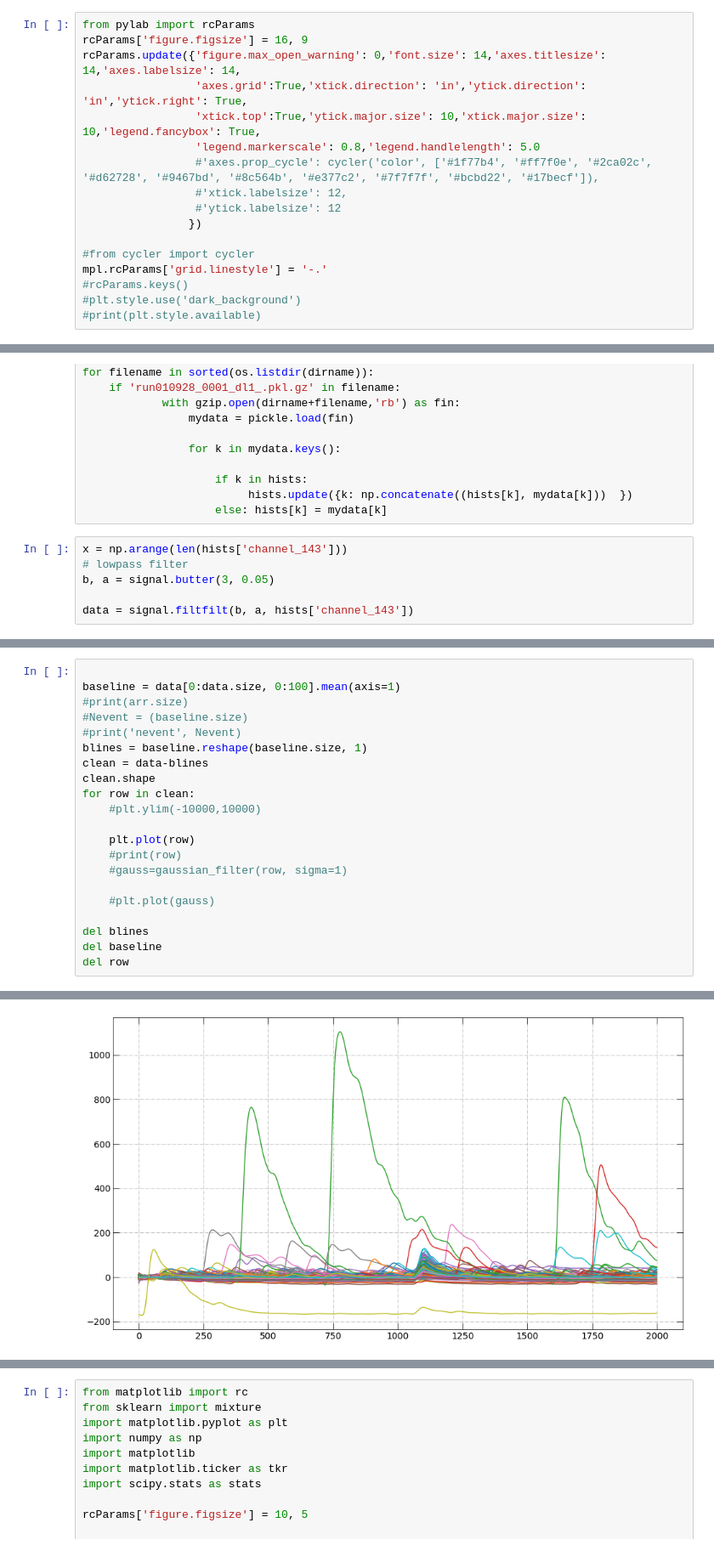
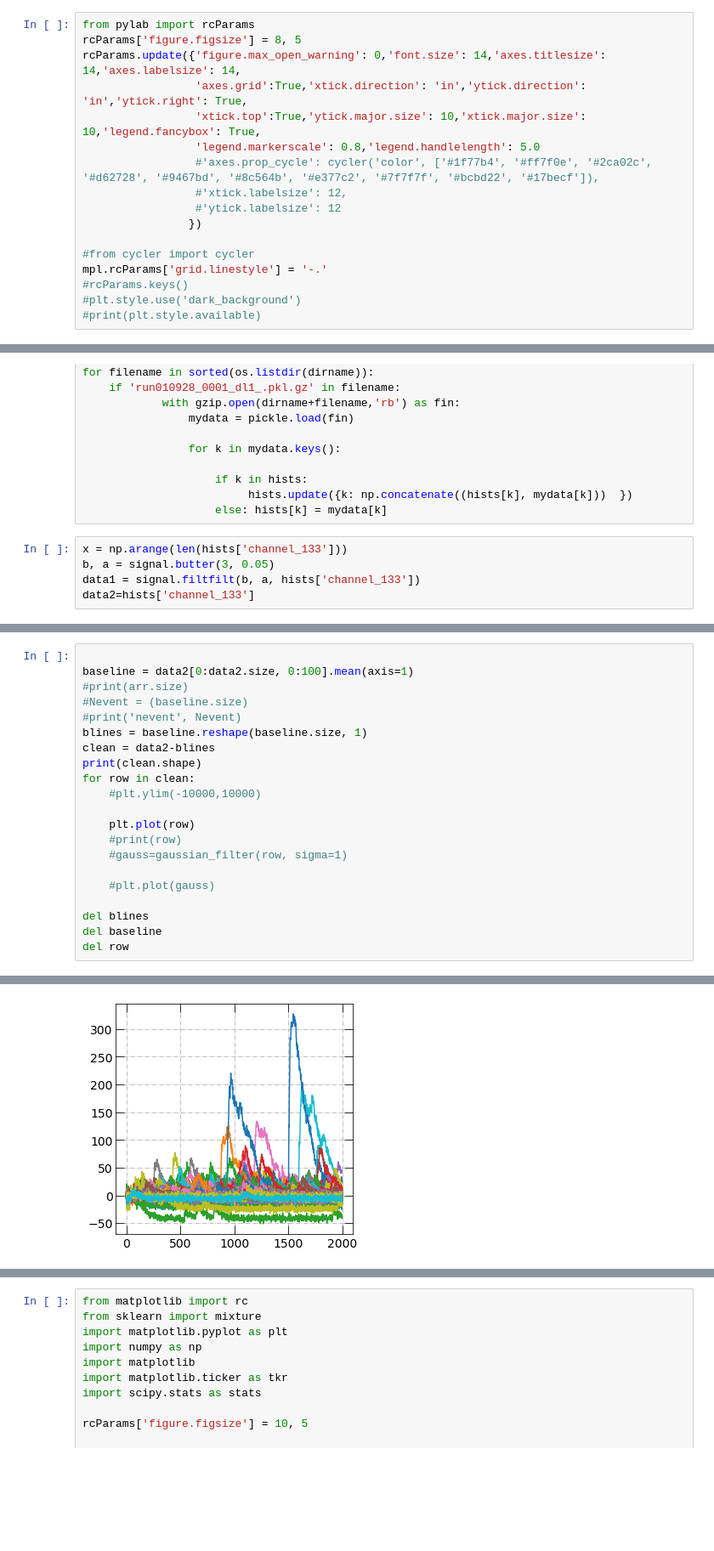
Before and after one commit to fdolek/pypuca, a Jupyter notebook: dune/jupyter/04_LED_single.ipynb, the cells around one changed output, grey strips where cells are left out. Shown: that part at 85% size. Cells and saved outputs as stored; diff of their text form; blank space fills up the shorter version.

```diff
--- a/dune/jupyter/04_LED_single.ipynb
+++ b/dune/jupyter/04_LED_single.ipynb
@@ -12,6 +13,6 @@ import matplotlib.pyplot as plt
 # %%
 from pylab import rcParams
-rcParams['figure.figsize'] = 16, 9
+rcParams['figure.figsize'] = 8, 5
 rcParams.update({'figure.max_open_warning': 0,'font.size': 14,'axes.titlesize': 14,'axes.labelsize': 14,
                  'axes.grid':True,'xtick.direction': 'in','ytick.direction': 'in','ytick.right': True,
                  'xtick.top':True,'ytick.major.size': 10,'xtick.major.size': 10,'legend.fancybox': True,
@@ -42,9 +43,8 @@ for filename in sorted(os.listdir(dirname)):
                          hists.update({k: np.concatenate((hists[k], mydata[k]))  })
                     else: hists[k] = mydata[k]
 # %%
-x = np.arange(len(hists['channel_143']))
-# lowpass filter
+x = np.arange(len(hists['channel_133']))
 b, a = signal.butter(3, 0.05)
-
-data = signal.filtfilt(b, a, hists['channel_143'])
+data1 = signal.filtfilt(b, a, hists['channel_133'])
+data2=hists['channel_133']
 # %%
@@ -53,13 +53,13 @@ data.shape
 (1000, 2000)
 # %%
 
-baseline = data[0:data.size, 0:100].mean(axis=1)
+baseline = data2[0:data2.size, 0:100].mean(axis=1)
 #print(arr.size)
 #Nevent = (baseline.size)
 #print('nevent', Nevent)
 blines = baseline.reshape(baseline.size, 1)
-clean = data-blines
-clean.shape
+clean = data2-blines
+print(clean.shape)
 for row in clean:
     #plt.ylim(-10000,10000)
 
@@ -76 +77 @@ del row
-[figure, old version]
+[figure, new version]
```
Also changed, not shown: parts of 10 cells of this notebook, 35 other files.
